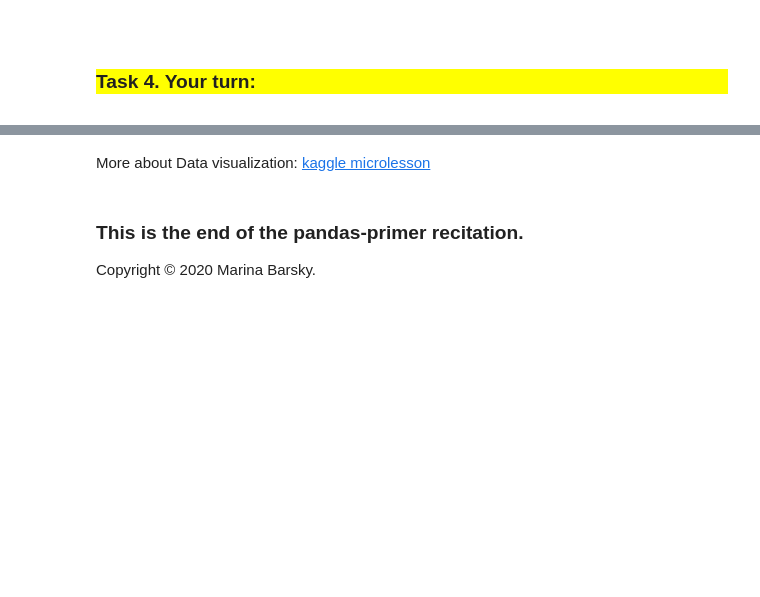
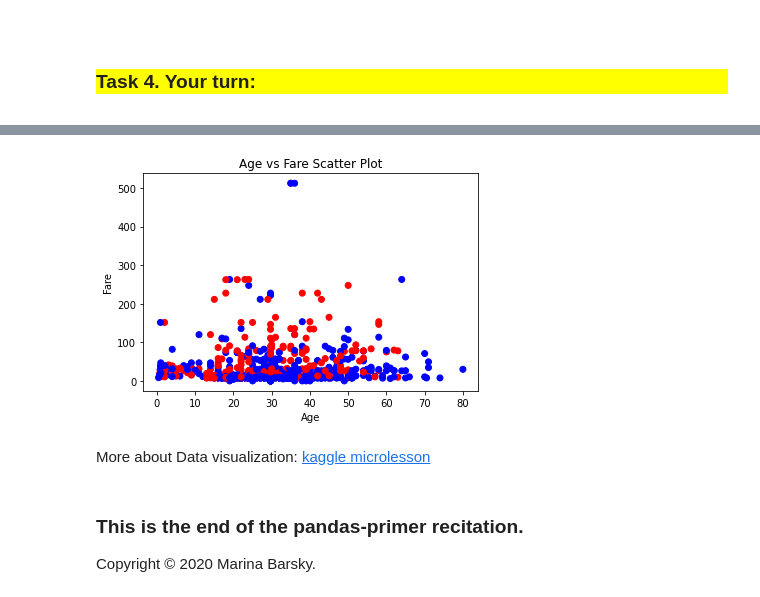
Before and after one commit to Jiahang-Zhang1/cs_1503_environment_setup, a Jupyter notebook: 3. Pandas.ipynb, the cells around one changed output, grey strips where cells are left out. Drawn from its saved outputs; the diff is of its cells as text; code cells hidden in the pictures; blank space fills up the shorter version.

```diff
--- a/3. Pandas.ipynb
+++ b/3. Pandas.ipynb
@@ -206,6 +390,13 @@ plt.hist([0, 1, 1, 1, 2, 2, 3, 3, 3, 3, 3, 4,
 # %%
 # Can you do that? add separate colors for men and women
 # <YOUR CODE>
+plt.scatter(data['Age'], data['Fare'], c=data['Sex'].map({"male": "blue", "female": "red"}))
+plt.title("Age vs Fare Scatter Plot")
+plt.xlabel("Age")
+plt.ylabel("Fare")
+plt.show()
+# %% [output]
+[figure, added]
 # %% [markdown]
 More about Data visualization:
 [kaggle microlesson](https://www.kaggle.com/learn/data-visualization)
```
Also changed, not shown: parts of 24 cells of this notebook.
